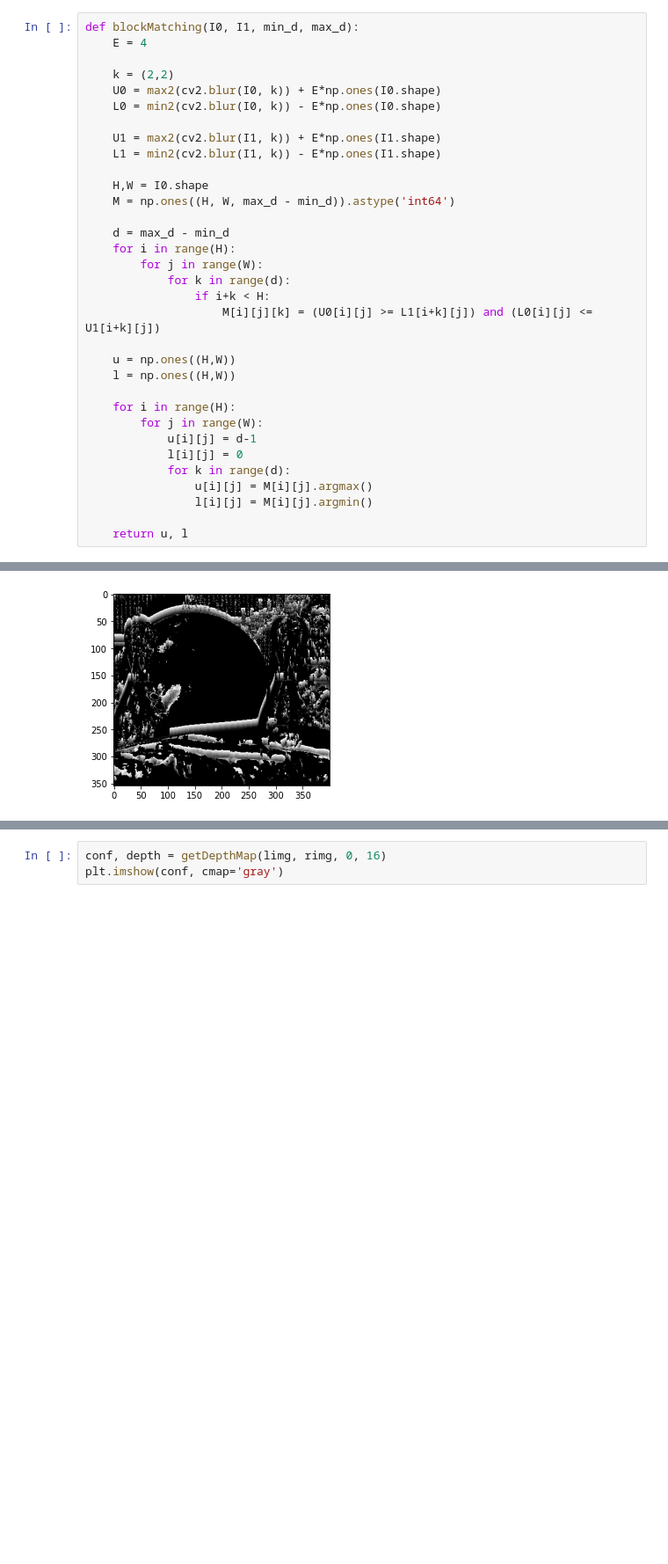
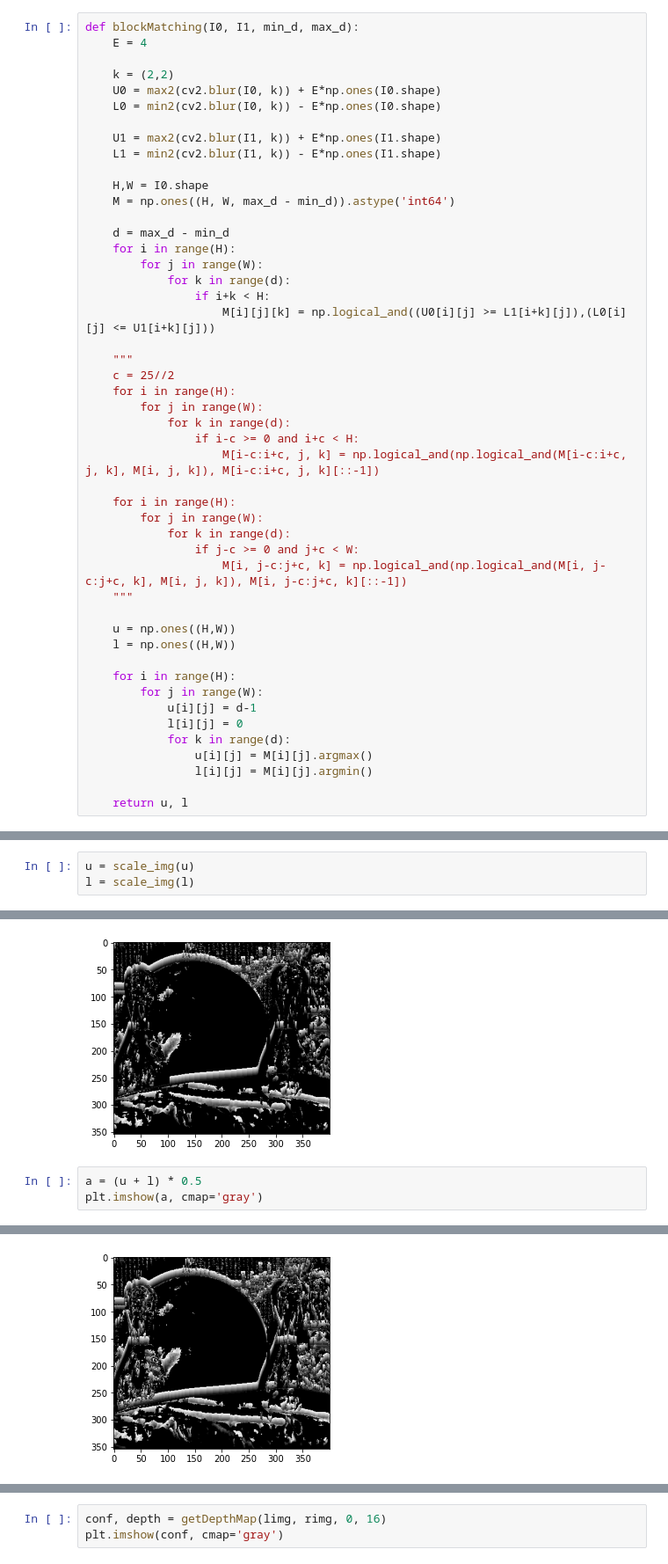
Before and after one commit to Digital-Image-Processing-IIITH/project-pix-it, a Jupyter notebook: src/own/Jhanvi.ipynb, the cells around one changed output, grey strips where cells are left out. Shown: that part at 88% size. Drawn from its saved outputs; the diff is of its cells as text; blank space fills up the shorter version.

Commit message:
new Stereo images

```diff
--- a/src/own/Jhanvi.ipynb
+++ b/src/own/Jhanvi.ipynb
@@ -81,7 +81,22 @@ def blockMatching(I0, I1, min_d, max_d):
         for j in range(W):
             for k in range(d):
                 if i+k < H:
-                    M[i][j][k] = (U0[i][j] >= L1[i+k][j]) and (L0[i][j] <= U1[i+k][j])
+                    M[i][j][k] = np.logical_and((U0[i][j] >= L1[i+k][j]),(L0[i][j] <= U1[i+k][j]))
+
+    """
+    c = 25//2
+    for i in range(H):
+        for j in range(W):
+            for k in range(d):
+                if i-c >= 0 and i+c < H:
+                    M[i-c:i+c, j, k] = np.logical_and(np.logical_and(M[i-c:i+c, j, k], M[i, j, k]), M[i-c:i+c, j, k][::-1])
+
+    for i in range(H):
+        for j in range(W):
+            for k in range(d):
+                if j-c >= 0 and j+c < W:
+                    M[i, j-c:j+c, k] = np.logical_and(np.logical_and(M[i, j-c:j+c, k], M[i, j, k]), M[i, j-c:j+c, k][::-1])
+    """
 
     u = np.ones((H,W))
     l = np.ones((H,W))
@@ -97,6 +112,9 @@ def blockMatching(I0, I1, min_d, max_d):
     return u, l
 # %%
 u,l = blockMatching(limg, rimg, min_d, max_d)
+# %%
+u = scale_img(u)
+l = scale_img(l)
 # %%
 plt.imshow(u, cmap='gray')
 plt.show()
@@ -106,3 +124,7 @@ plt.show()
 # %% [output]
 [figure]
 [figure]
+# %%
+a = (u + l) * 0.5
+plt.imshow(a, cmap='gray')
+# %% [output]
@@ -109,2 +132,3 @@ plt.show()
+[figure, added]
 # %%
 def getDepthMap(limg, rimg, min_d, max_d): #Omama
```
Also changed, not shown: parts of 2 cells of this notebook, 4 other files.
